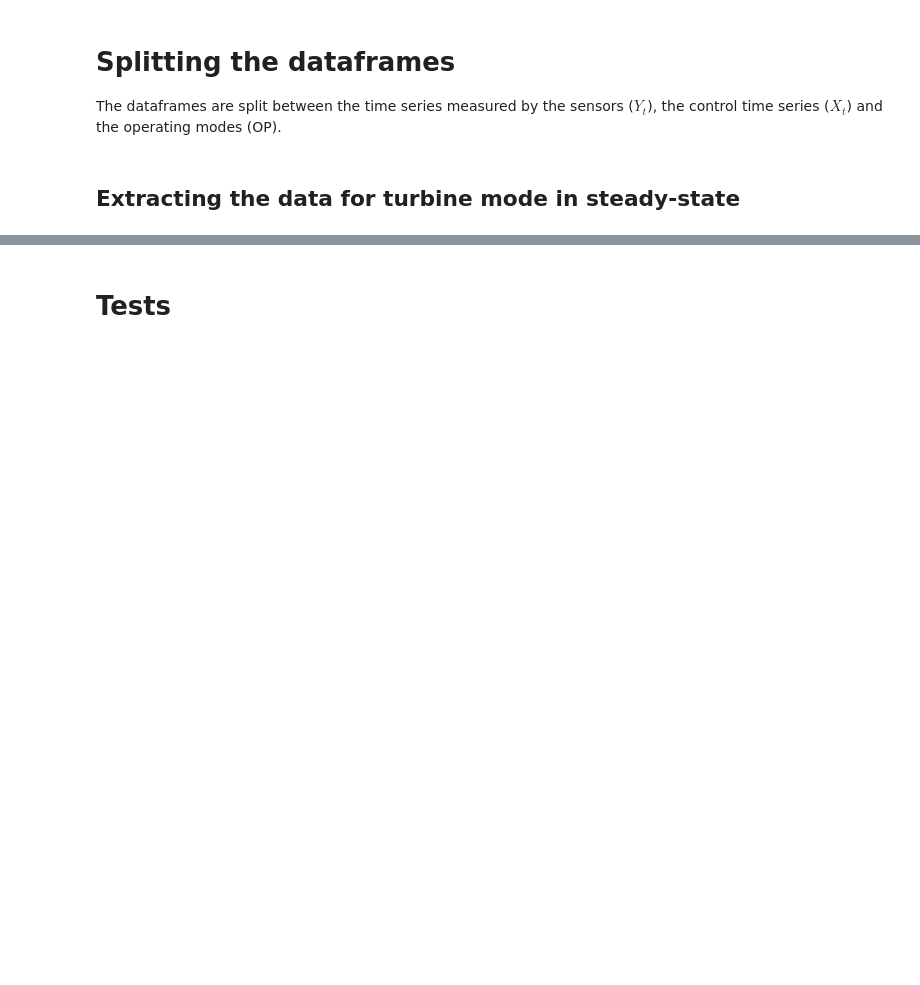
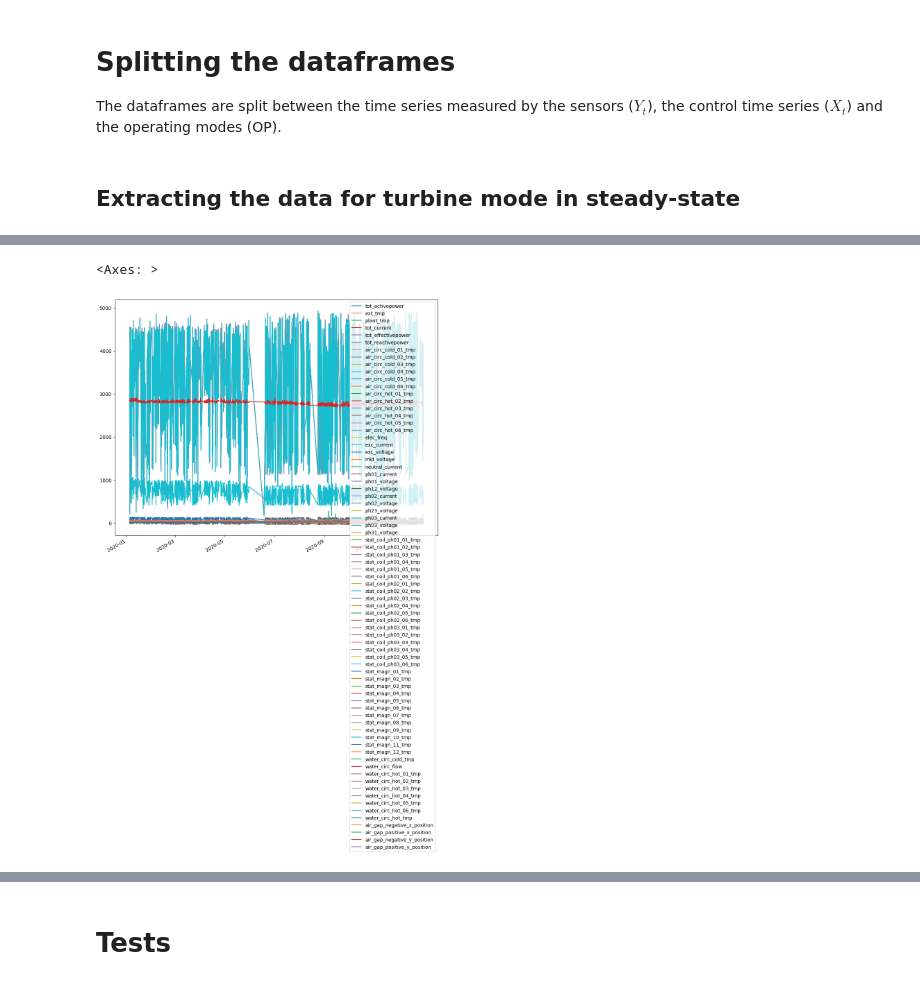
Before and after one commit to JiashengWan/MLPM, a Jupyter notebook: VARX_synthetic.ipynb, the cells around one changed output, grey strips where cells are left out. Drawn from its saved outputs; the diff is of its cells as text; code cells hidden in the pictures; blank space fills up the shorter version.

```diff
--- a/VARX_synthetic.ipynb
+++ b/VARX_synthetic.ipynb
@@ -170,0 +212,5 @@ control_df.loc[index_turbine_steady_state][::50].plot(figsize=(12,10))
+# %%
+sensors_df_turbine_steady_state[::50].plot(figsize=(12,10))
+# %% [output]
+<Axes: >
+[figure, added]
```
Also changed, not shown: parts of 54 cells of this notebook, 2 other files.
